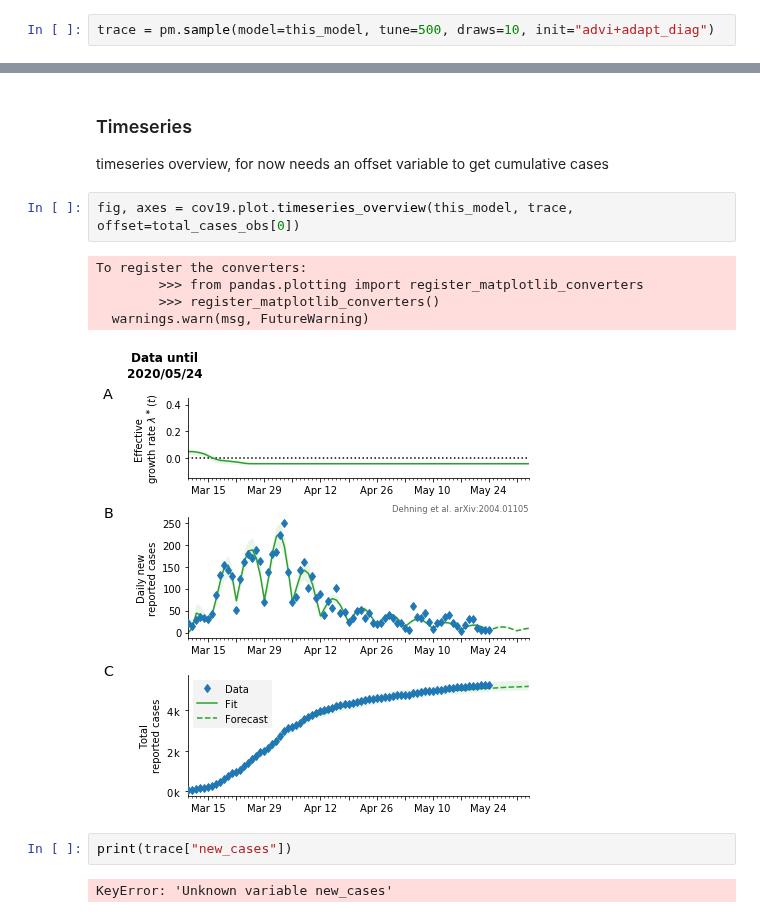
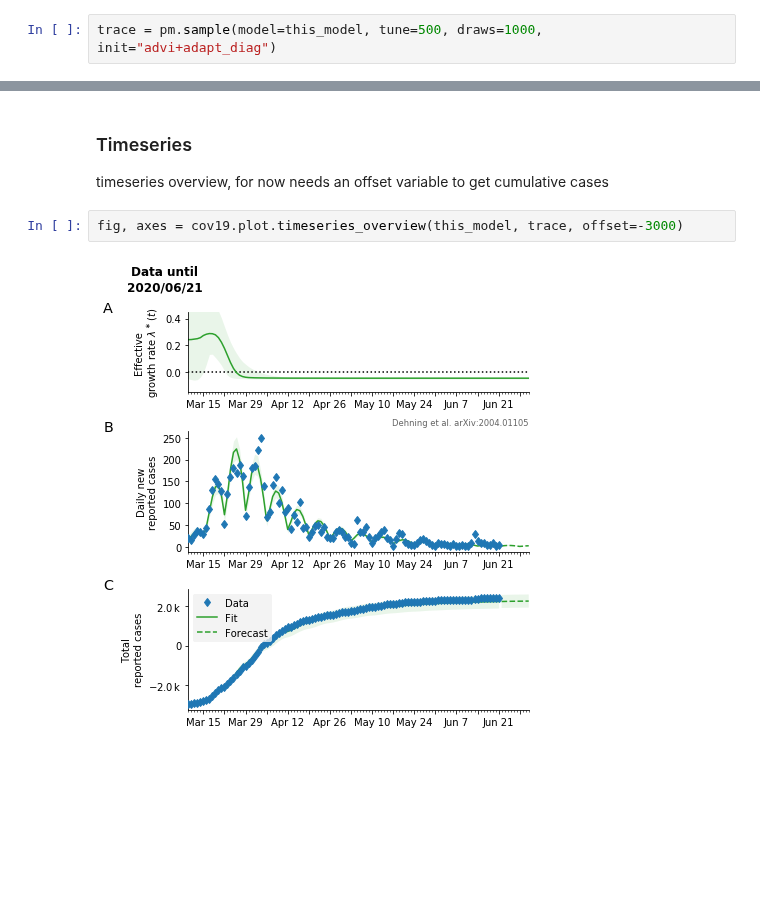
Before and after one commit to Priesemann-Group/covid19_inference, a Jupyter notebook: scripts/interactive/example_one_bundesland.ipynb, the cells around one changed output, grey strips where cells are left out. Drawn from its saved outputs; the diff is of its cells as text; blank space fills up the shorter version.

```diff
--- a/scripts/interactive/example_one_bundesland.ipynb
+++ b/scripts/interactive/example_one_bundesland.ipynb
@@ -209,5 +209,5 @@ The number of parallel runs can be set with the argument `cores=`.
 In particular, due to a bug in Theano, Windows users should set `cores=1`.
 The sampling can take a long time.
 # %%
-trace = pm.sample(model=this_model, tune=500, draws=10, init="advi+adapt_diag")
+trace = pm.sample(model=this_model, tune=500, draws=1000, init="advi+adapt_diag")
 # %% [output]
@@ -278,14 +278,6 @@ fig #To print in jupyter notebook
 ### Timeseries
 timeseries overview, for now needs an offset variable to get cumulative cases
 # %%
-fig, axes = cov19.plot.timeseries_overview(this_model, trace, offset=total_cases_obs[0])
+fig, axes = cov19.plot.timeseries_overview(this_model, trace, offset=-3000)
 # %% [output]
-To register the converters:
-        >>> from pandas.plotting import register_matplotlib_converters
-        >>> register_matplotlib_converters()
-  warnings.warn(msg, FutureWarning)
-[figure, old version]
+[figure, new version]
-# %%
-print(trace["new_cases"])
-# %% [output]
-KeyError: 'Unknown variable new_cases'
```
Also changed, not shown: parts of 4 cells of this notebook, 1 other file.
